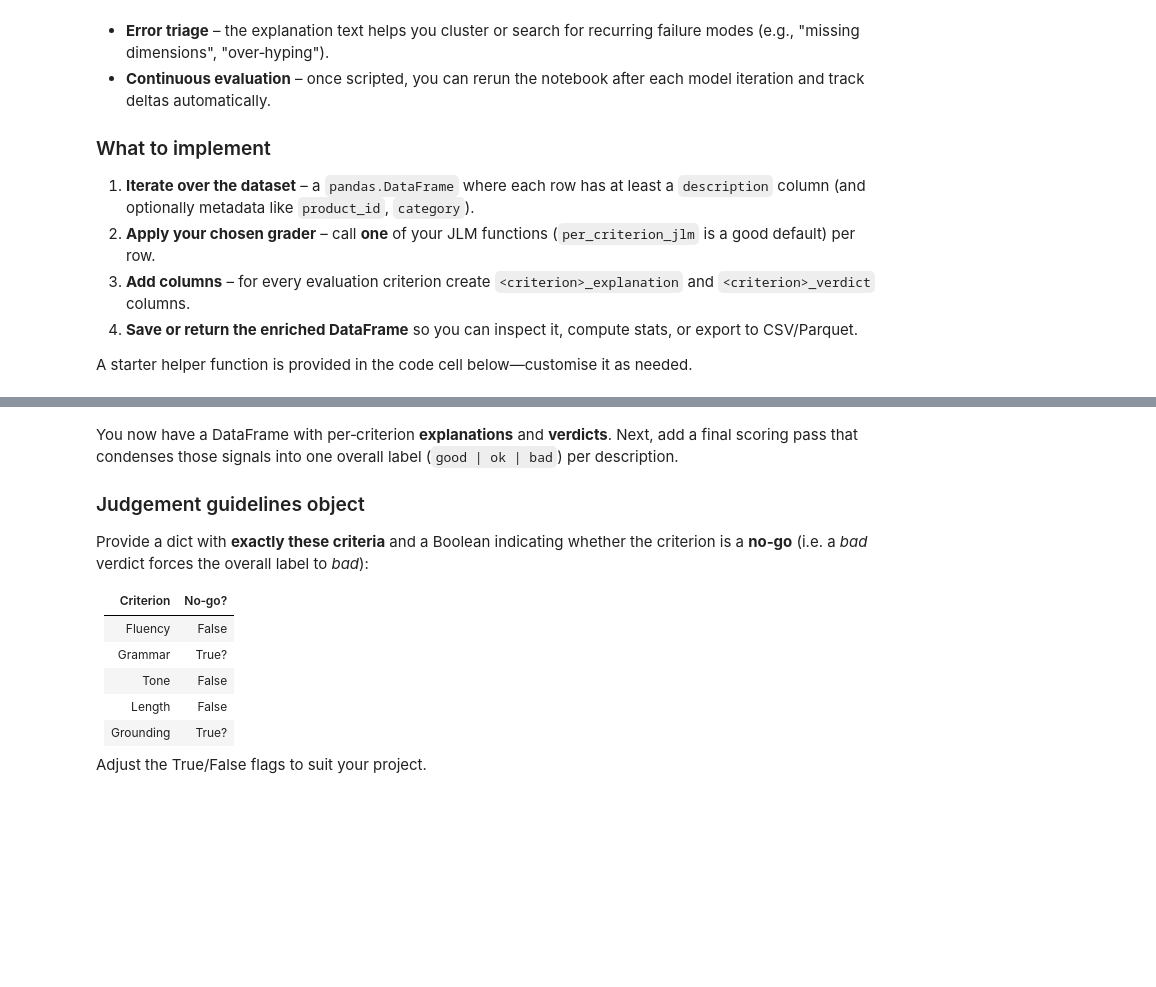
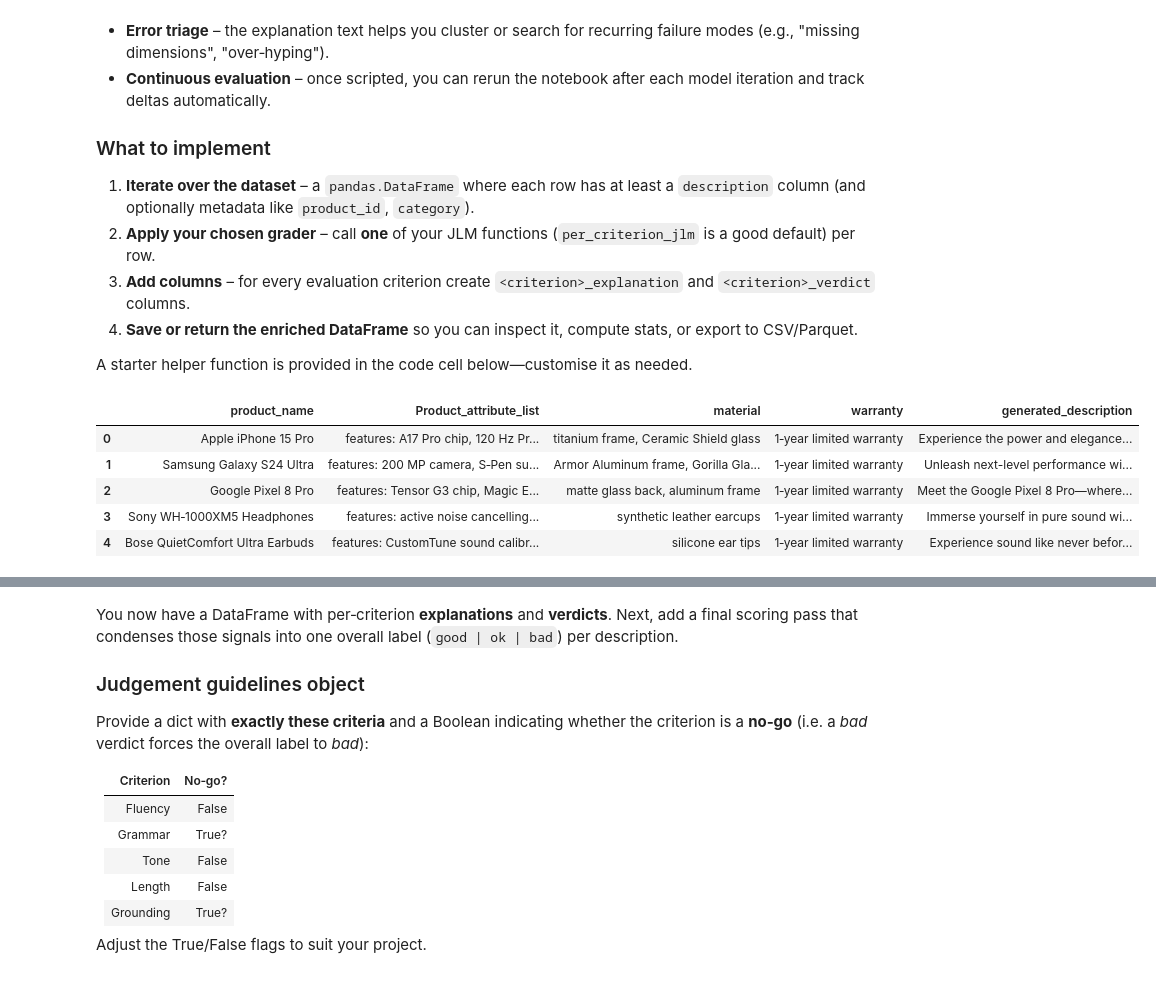
Before and after one commit to mulatmek/gen-ai-course, a Jupyter notebook: Kim Chen - Assignment_02_Evaluating_LLM_Performance_part_2.ipynb, the cells around one changed output, grey strips where cells are left out. Drawn from its saved outputs; the diff is of its cells as text; code cells hidden in the pictures; blank space fills up the shorter version.

```diff
--- a/Kim Chen - Assignment_02_Evaluating_LLM_Performance_part_2.ipynb
+++ b/Kim Chen - Assignment_02_Evaluating_LLM_Performance_part_2.ipynb
@@ -213,4 +213,5 @@ load_dotenv()
 
 # Access variables
 gemini_api_key = os.getenv("gemini_api_key")
+openai_api_key = os.getenv("OPEN_AI_KEY")
 # %%
@@ -361,11 +348,8 @@ def batch_generate(
 
     result_df = sample_df.copy()
     result_df["generated_description"] = [o["text"] for o in outputs]
-    result_df["latency_ms"] = [o.get("latency_ms") for o in outputs]
-    result_df["input_tokens"] = [o.get("input_tokens") for o in outputs]
-    result_df["output_tokens"] = [o.get("output_tokens") for o in outputs]
+
     return result_df
 
 
-demo_df = batch_generate(df_products[:5], call_gemini)
-demo_df.head()
+demo_df = batch_generate(df_products[:5], call_openai)
@@ -426,18 +398,18 @@ outputs_df.head()
 #Update the prices according to the model you used, or leave them at 0 for HF local models
 YOUR_MODEL_INPUT_PRICE_PER_M = 1.25
 YOUR_MODEL_OUTPUT_PRICE_PER_M = 5
-outputs_df = batch_generate(df_products, call_gemini)  # NOTE: change model function as needed
+outputs_df = batch_generate(df_products.head(), call_openai)  # NOTE: change model function as needed
 
 # Add rating columns (good/ok/bad)
-rating_cols = ["fluency", "grammar", "tone", "length", "grounding", "latency", "cost", "final_score"]
-for col in rating_cols:
-    if col not in outputs_df:
-        outputs_df[col] = ""
+# rating_cols = ["fluency", "grammar", "tone", "length", "grounding", "latency", "cost", "final_score"]
+# for col in rating_cols:
+#     if col not in outputs_df:
+#         outputs_df[col] = ""
 
-xlsx_path = "evaluated_assignment_03.xlsx"
+# xlsx_path = "evaluated_assignment_03.xlsx"
 
-# Add cost columns
-outputs_df = add_cost_columns(outputs_df, YOUR_MODEL_INPUT_PRICE_PER_M, YOUR_MODEL_OUTPUT_PRICE_PER_M)
+# # Add cost columns
+# outputs_df = add_cost_columns(outputs_df, YOUR_MODEL_INPUT_PRICE_PER_M, YOUR_MODEL_OUTPUT_PRICE_PER_M)
 
-outputs_df.to_excel(xlsx_path, index=False)
-print(f"Saved evaluation sheet → {xlsx_path} with {len(outputs_df)} rows")
+# outputs_df.to_excel(xlsx_path, index=False)
+# print(f"Saved evaluation sheet → {xlsx_path} with {len(outputs_df)} rows")
@@ -786,6 +786,15 @@ The next step is to **scale that evaluation to an entire dataset** of model outp
 4. **Save or return the enriched DataFrame** so you can inspect it, compute stats, or export to CSV/Parquet.
 
 A starter helper function is provided in the code cell below—customise it as needed.
+# %%
+outputs_df
+# %% [output]
+|  | product_name | Product_attribute_list | material | warranty | generated_description |
+| 0 | Apple iPhone 15 Pro | features: A17 Pro chip, 120 Hz Pr... | titanium frame, Ceramic Shield glass | 1‑year limited warranty | Experience the power and elegance... |
+| 1 | Samsung Galaxy S24 Ultra | features: 200 MP camera, S‑Pen su... | Armor Aluminum frame, Gorilla Gla... | 1‑year limited warranty | Unleash next-level performance wi... |
+| 2 | Google Pixel 8 Pro | features: Tensor G3 chip, Magic E... | matte glass back, aluminum frame | 1‑year limited warranty | Meet the Google Pixel 8 Pro—where... |
+| 3 | Sony WH‑1000XM5 Headphones | features: active noise cancelling... | synthetic leather earcups | 1‑year limited warranty | Immerse yourself in pure sound wi... |
+| 4 | Bose QuietComfort Ultra Earbuds | features: CustomTune sound calibr... | silicone ear tips | 1‑year limited warranty | Experience sound like never befor... |
 # %%
 # ------------------------- STUDENT TODO -------------------------
 # Iterate over a DataFrame of product descriptions, run alt_jlm on each row,
```
Also changed, not shown: parts of 14 cells of this notebook, 2 other files.
